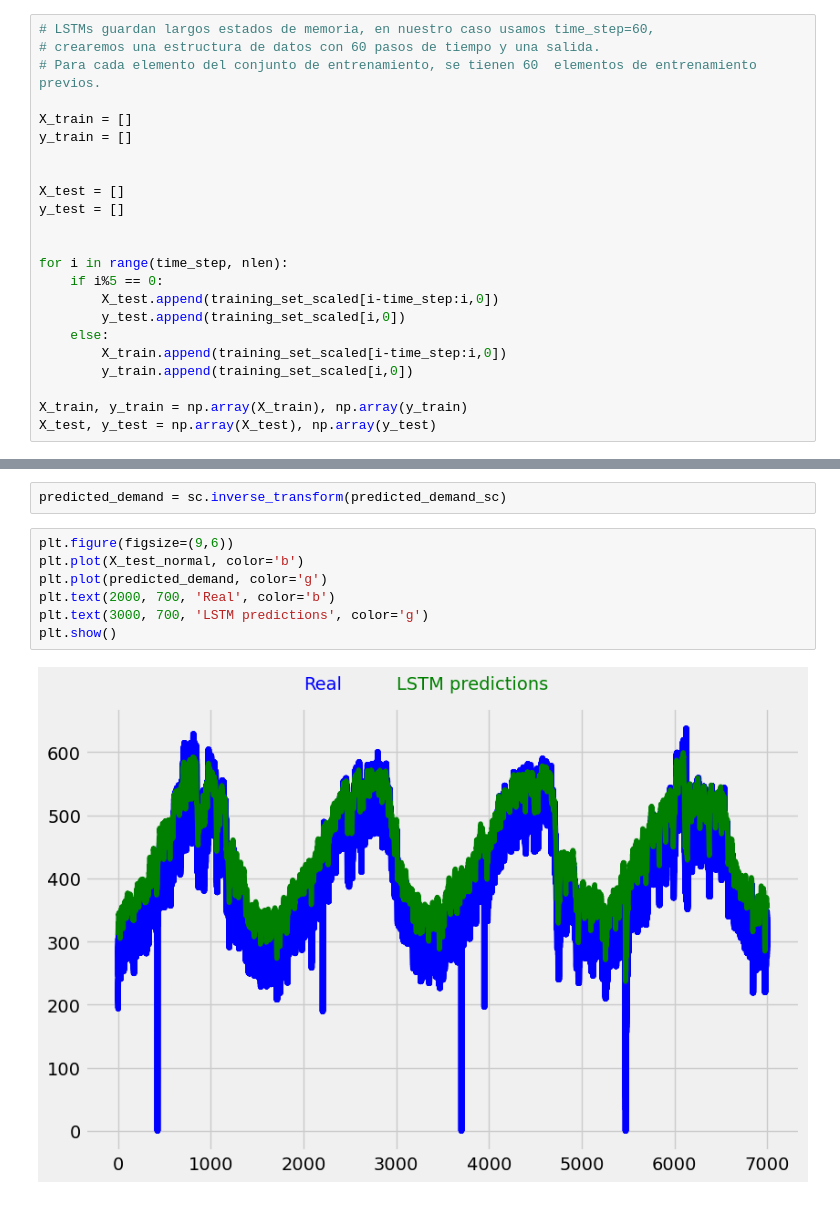
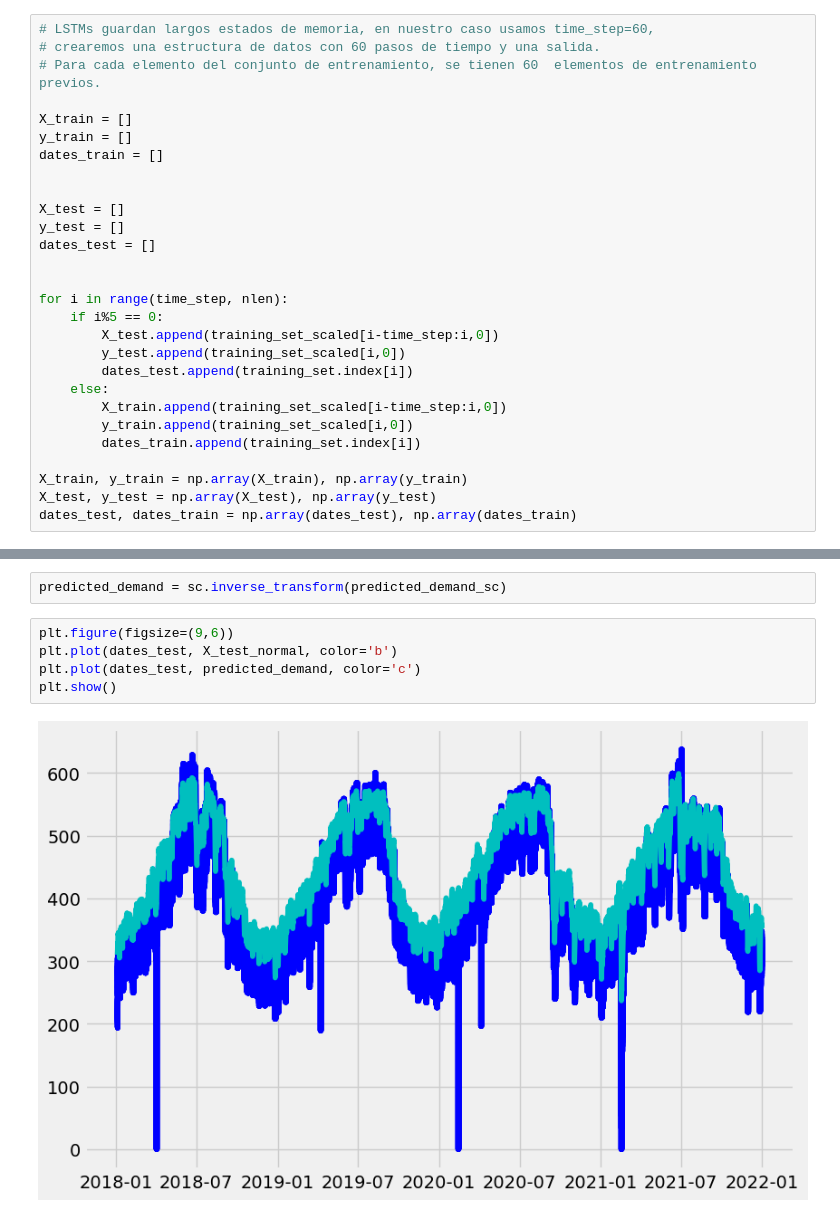
Before and after one commit to igomezv/DataScienceIntermedio, a Jupyter notebook: 5-Aplicación-de-análisis-de-datos.ipynb, the cells around one changed output, grey strips where cells are left out. Cells and saved outputs as stored; diff of their text form.

```diff
--- a/5-Aplicación-de-análisis-de-datos.ipynb
+++ b/5-Aplicación-de-análisis-de-datos.ipynb
@@ -523,22 +523,27 @@ nlen
 
 X_train = []
 y_train = []
+dates_train = []
 
 
 X_test = []
 y_test = []
+dates_test = []
 
 
 for i in range(time_step, nlen):
     if i%5 == 0:
         X_test.append(training_set_scaled[i-time_step:i,0])
         y_test.append(training_set_scaled[i,0])
+        dates_test.append(training_set.index[i])
     else:
         X_train.append(training_set_scaled[i-time_step:i,0])
         y_train.append(training_set_scaled[i,0])
+        dates_train.append(training_set.index[i])
 
 X_train, y_train = np.array(X_train), np.array(y_train)
 X_test, y_test = np.array(X_test), np.array(y_test)
+dates_test, dates_train = np.array(dates_test), np.array(dates_train)
 # %%
 np.shape(X_train), np.shape(y_train), np.shape(X_test), np.shape(y_test)
 # %% [output]
@@ -620,10 +625,8 @@ predicted_demand_sc = regressor.predict(X_test)
 predicted_demand = sc.inverse_transform(predicted_demand_sc)
 # %%
 plt.figure(figsize=(9,6))
-plt.plot(X_test_normal, color='b')
-plt.plot(predicted_demand, color='g')
-plt.text(2000, 700, 'Real', color='b')
-plt.text(3000, 700, 'LSTM predictions', color='g')
+plt.plot(dates_test, X_test_normal, color='b')
+plt.plot(dates_test, predicted_demand, color='c')
 plt.show()
 # %% [output]
-[figure, old version]
+[figure, new version]
```
Also changed, not shown: parts of 1 cell of this notebook.
